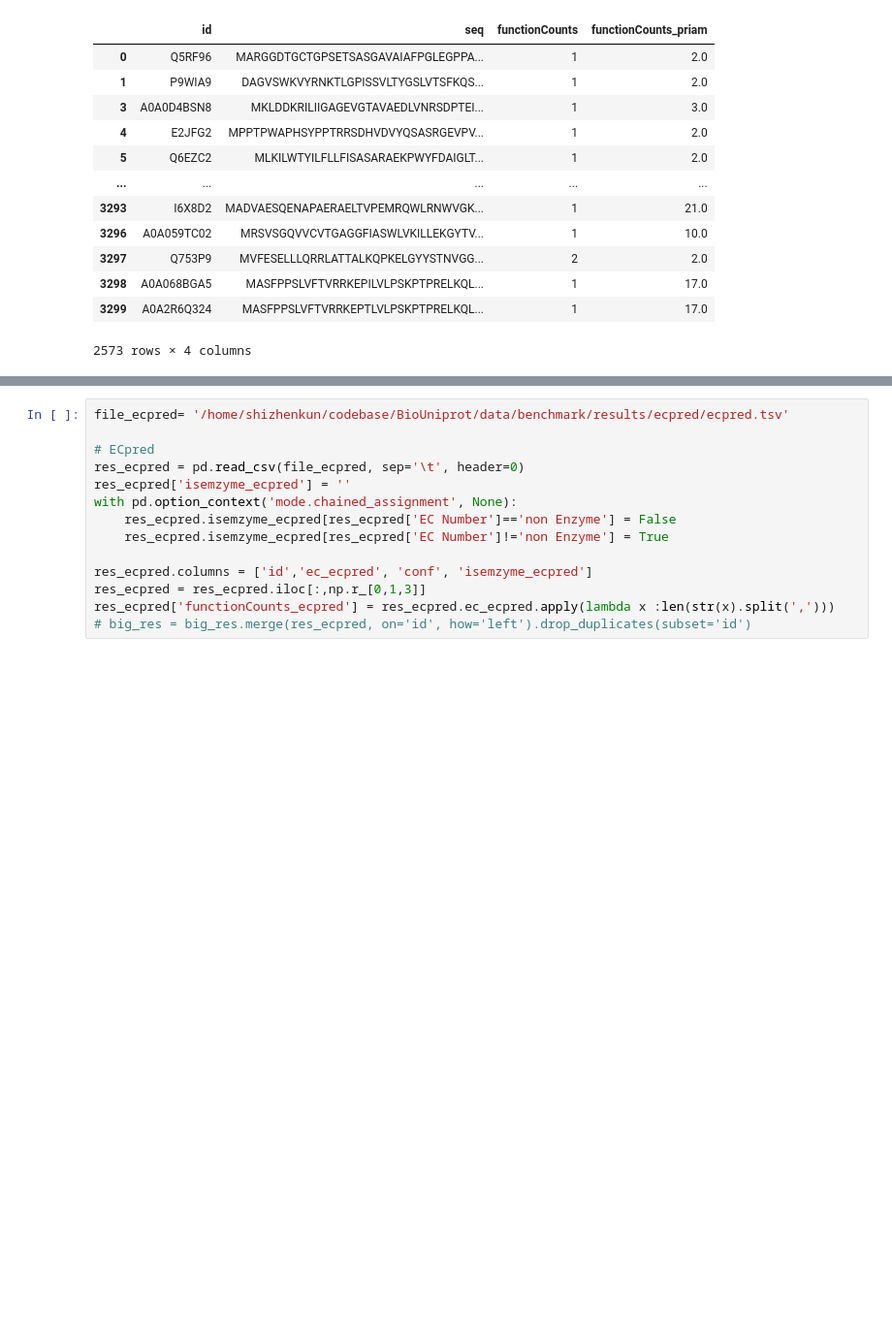
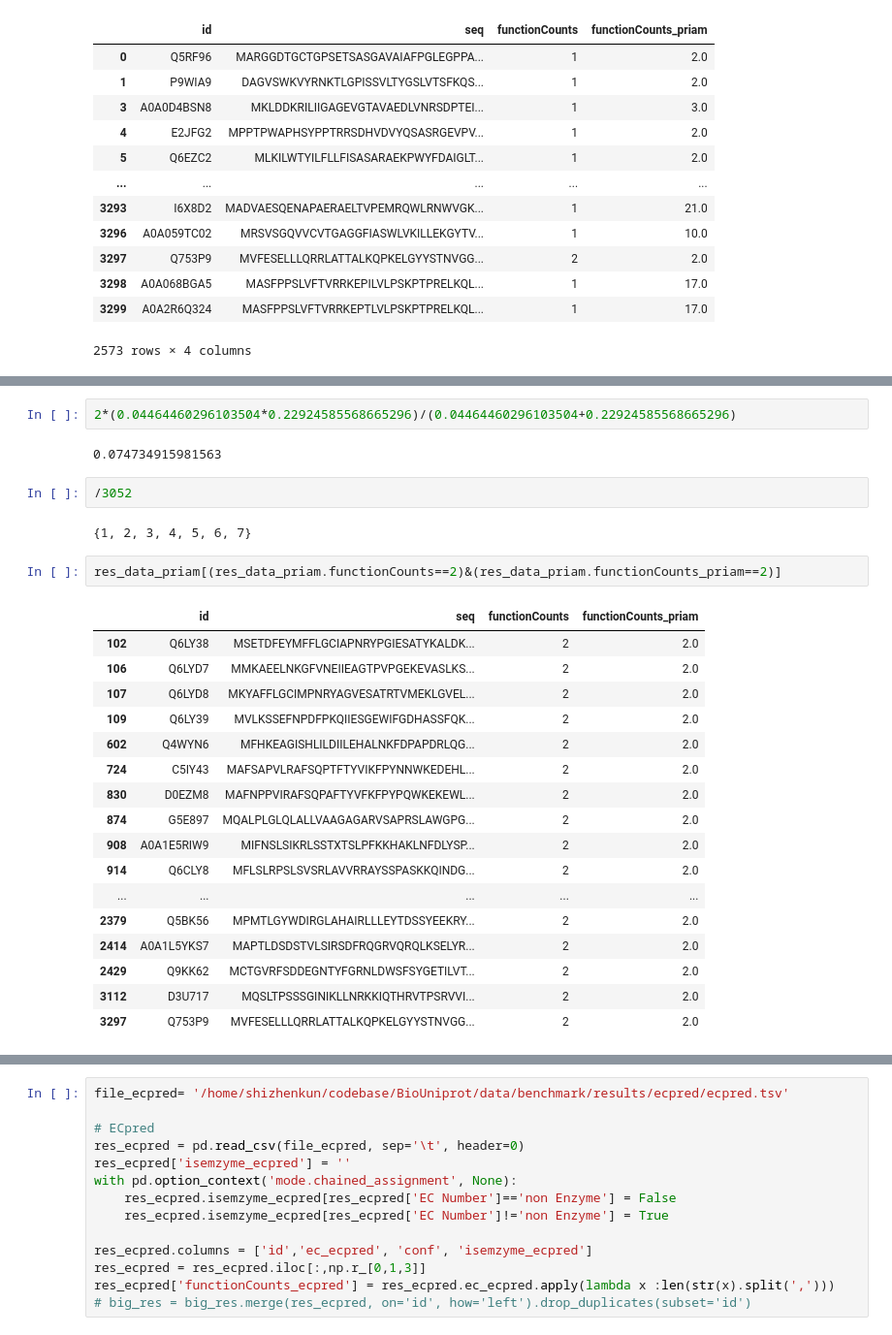
Before and after one commit to kingstdio/ECRECer, a Jupyter notebook: temtest.ipynb, the cells around one changed output, grey strips where cells are left out. Shown: that part at 97% size. Saved outputs shown, nothing was run; the diff lists cells and outputs as text; blank space fills up the shorter version.

```diff
--- a/temtest.ipynb
+++ b/temtest.ipynb
@@ -507,3 +612,31 @@ res_data_priam[res_data_priam.functionCounts_priam>1]
+# %%
+2*(0.04464460296103504*0.22924585568665296)/(0.04464460296103504+0.22924585568665296)
+# %% [output]
+0.074734915981563
+# %%
+/3052
+# %% [output]
+{1, 2, 3, 4, 5, 6, 7}
+# %%
+res_data_priam[(res_data_priam.functionCounts==2)&(res_data_priam.functionCounts_priam==2)]
+# %% [output]
+|  | id | seq | functionCounts | functionCounts_priam |
+| 102 | Q6LY38 | MSETDFEYMFFLGCIAPNRYPGIESATYKALDK... | 2 | 2.0 |
+| 106 | Q6LYD7 | MMKAEELNKGFVNEIIEAGTPVPGEKEVASLKS... | 2 | 2.0 |
+| 107 | Q6LYD8 | MKYAFFLGCIMPNRYAGVESATRTVMEKLGVEL... | 2 | 2.0 |
+| 109 | Q6LY39 | MVLKSSEFNPDFPKQIIESGEWIFGDHASSFQK... | 2 | 2.0 |
+| 602 | Q4WYN6 | MFHKEAGISHLILDIILEHALNKFDPAPDRLQG... | 2 | 2.0 |
+| 724 | C5IY43 | MAFSAPVLRAFSQPTFTYVIKFPYNNWKEDEHL... | 2 | 2.0 |
+| 830 | D0EZM8 | MAFNPPVIRAFSQPAFTYVFKFPYPQWKEKEWL... | 2 | 2.0 |
+| 874 | G5E897 | MQALPLGLQLALLVAAGAGARVSAPRSLAWGPG... | 2 | 2.0 |
+| 908 | A0A1E5RIW9 | MIFNSLSIKRLSSTXTSLPFKKHAKLNFDLYSP... | 2 | 2.0 |
+| 914 | Q6CLY8 | MFLSLRPSLSVSRLAVVRRAYSSPASKKQINDG... | 2 | 2.0 |
+| ... | ... | ... | ... | ... |
+| 2379 | Q5BK56 | MPMTLGYWDIRGLAHAIRLLLEYTDSSYEEKRY... | 2 | 2.0 |
+| 2414 | A0A1L5YKS7 | MAPTLDSDSTVLSIRSDFRQGRVQRQLKSELYR... | 2 | 2.0 |
+| 2429 | Q9KK62 | MCTGVRFSDDEGNTYFGRNLDWSFSYGETILVT... | 2 | 2.0 |
+| 3112 | D3U717 | MQSLTPSSSGINIKLLNRKKIQTHRVTPSRVVI... | 2 | 2.0 |
+| 3297 | Q753P9 | MVFESELLLQRRLATTALKQPKELGYYSTNVGG... | 2 | 2.0 |
 # %%
 eva.caculateMetrix(groundtruth=res_data_priam.functionCounts, predict=res_data_priam.functionCounts_priam, baselineName='priam', type='multi')
 # %% [output]
```
Also changed, not shown: parts of 16 cells of this notebook, 1 other file.
